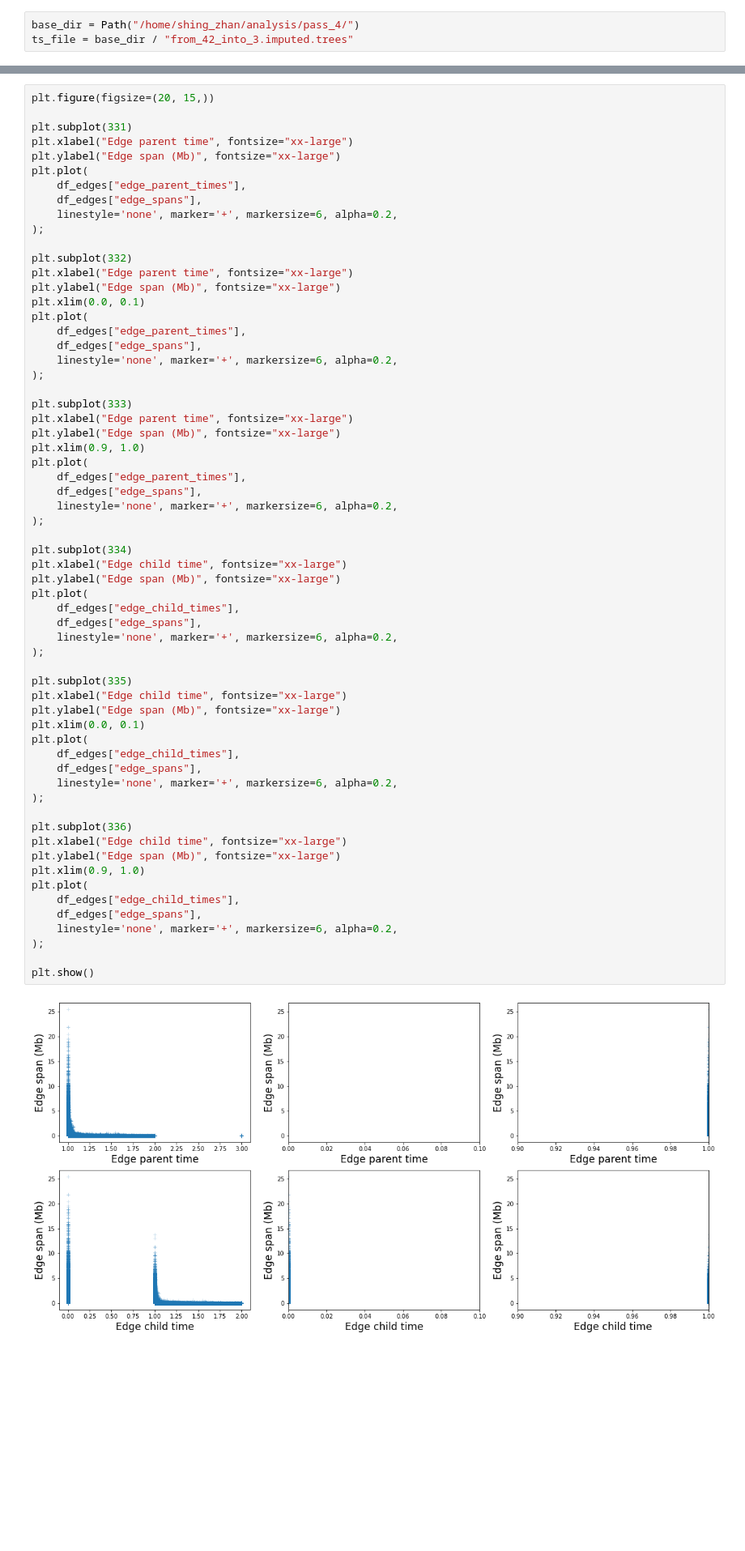
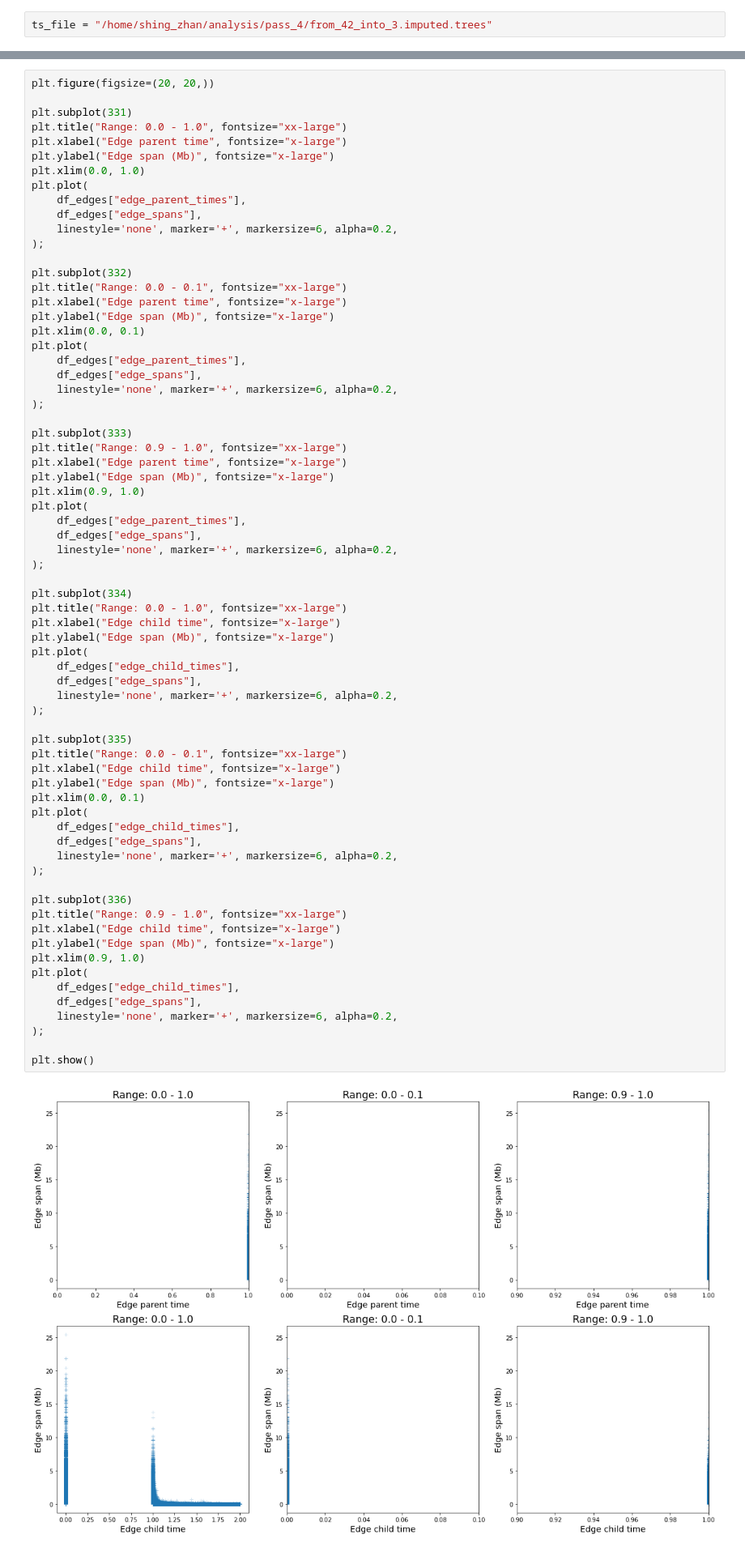
Before and after one commit to szhan/tsimpute, a Jupyter notebook: notebooks/inspect_ts_imputed.ipynb, the cells around one changed output, grey strips where cells are left out. Shown at 81% size. Saved outputs shown, nothing was run; the diff lists cells and outputs as text; blank space fills up the shorter version.

Commit message:
Update nb looking at imputed ts from FG chr20 p

```diff
--- a/notebooks/inspect_ts_imputed.ipynb
+++ b/notebooks/inspect_ts_imputed.ipynb
@@ -16,8 +14,7 @@ tsinfer 0.2.4.dev63+gd36be42
 # %% [markdown]
 ### Load data
 # %%
-base_dir = Path("/home/shing_zhan/analysis/pass_4/")
-ts_file = base_dir / "from_42_into_3.imputed.trees"
+ts_file = "/home/shing_zhan/analysis/pass_4/from_42_into_3.imputed.trees"
 # %%
 ts = tskit.load(ts_file)
 ts
@@ -43,11 +40,13 @@ df_edges = pd.DataFrame({
     'edge_child_times': edge_child_times,
 })
 # %%
-plt.figure(figsize=(20, 15,))
+plt.figure(figsize=(20, 20,))
 
 plt.subplot(331)
-plt.xlabel("Edge parent time", fontsize="xx-large")
-plt.ylabel("Edge span (Mb)", fontsize="xx-large")
+plt.title("Range: 0.0 - 1.0", fontsize="xx-large")
+plt.xlabel("Edge parent time", fontsize="x-large")
+plt.ylabel("Edge span (Mb)", fontsize="x-large")
+plt.xlim(0.0, 1.0)
 plt.plot(
     df_edges["edge_parent_times"],
     df_edges["edge_spans"],
@@ -55,8 +54,9 @@ plt.plot(
 );
 
 plt.subplot(332)
-plt.xlabel("Edge parent time", fontsize="xx-large")
-plt.ylabel("Edge span (Mb)", fontsize="xx-large")
+plt.title("Range: 0.0 - 0.1", fontsize="xx-large")
+plt.xlabel("Edge parent time", fontsize="x-large")
+plt.ylabel("Edge span (Mb)", fontsize="x-large")
 plt.xlim(0.0, 0.1)
 plt.plot(
     df_edges["edge_parent_times"],
@@ -65,45 +65,49 @@ plt.plot(
 );
 
 plt.subplot(333)
-plt.xlabel("Edge parent time", fontsize="xx-large")
-plt.ylabel("Edge span (Mb)", fontsize="xx-large")
+plt.title("Range: 0.9 - 1.0", fontsize="xx-large")
+plt.xlabel("Edge parent time", fontsize="x-large")
+plt.ylabel("Edge span (Mb)", fontsize="x-large")
 plt.xlim(0.9, 1.0)
 plt.plot(
     df_edges["edge_parent_times"],
     df_edges["edge_spans"],
     linestyle='none', marker='+', markersize=6, alpha=0.2,
 );
 
 plt.subplot(334)
-plt.xlabel("Edge child time", fontsize="xx-large")
-plt.ylabel("Edge span (Mb)", fontsize="xx-large")
+plt.title("Range: 0.0 - 1.0", fontsize="xx-large")
+plt.xlabel("Edge child time", fontsize="x-large")
+plt.ylabel("Edge span (Mb)", fontsize="x-large")
 plt.plot(
     df_edges["edge_child_times"],
     df_edges["edge_spans"],
     linestyle='none', marker='+', markersize=6, alpha=0.2,
 );
 
 plt.subplot(335)
-plt.xlabel("Edge child time", fontsize="xx-large")
-plt.ylabel("Edge span (Mb)", fontsize="xx-large")
+plt.title("Range: 0.0 - 0.1", fontsize="xx-large")
+plt.xlabel("Edge child time", fontsize="x-large")
+plt.ylabel("Edge span (Mb)", fontsize="x-large")
 plt.xlim(0.0, 0.1)
 plt.plot(
     df_edges["edge_child_times"],
     df_edges["edge_spans"],
     linestyle='none', marker='+', markersize=6, alpha=0.2,
 );
 
 plt.subplot(336)
-plt.xlabel("Edge child time", fontsize="xx-large")
-plt.ylabel("Edge span (Mb)", fontsize="xx-large")
+plt.title("Range: 0.9 - 1.0", fontsize="xx-large")
+plt.xlabel("Edge child time", fontsize="x-large")
+plt.ylabel("Edge span (Mb)", fontsize="x-large")
 plt.xlim(0.9, 1.0)
 plt.plot(
     df_edges["edge_child_times"],
     df_edges["edge_spans"],
     linestyle='none', marker='+', markersize=6, alpha=0.2,
 );
 
 plt.show()
 # %% [output]
-[figure, old version]
+[figure, new version]
 # %% [markdown]
```
Also changed, not shown: parts of 19 cells of this notebook.
